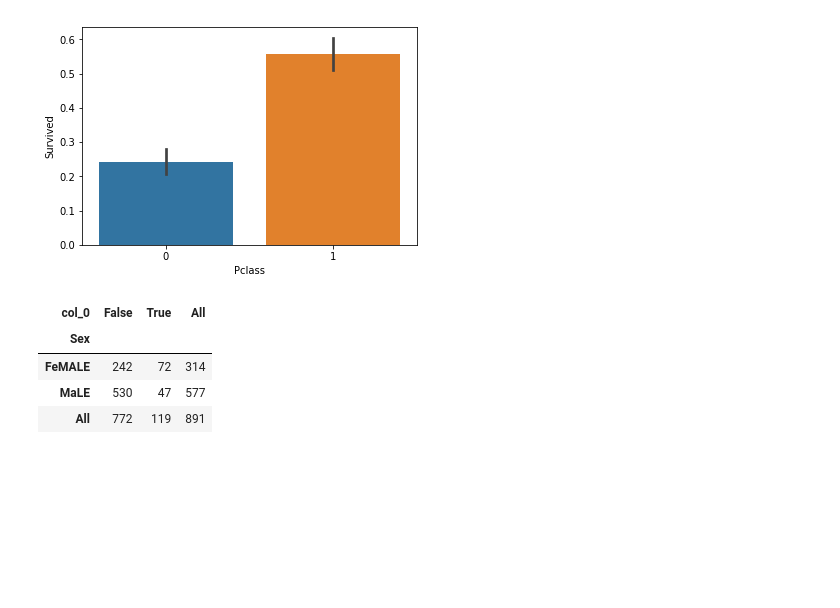
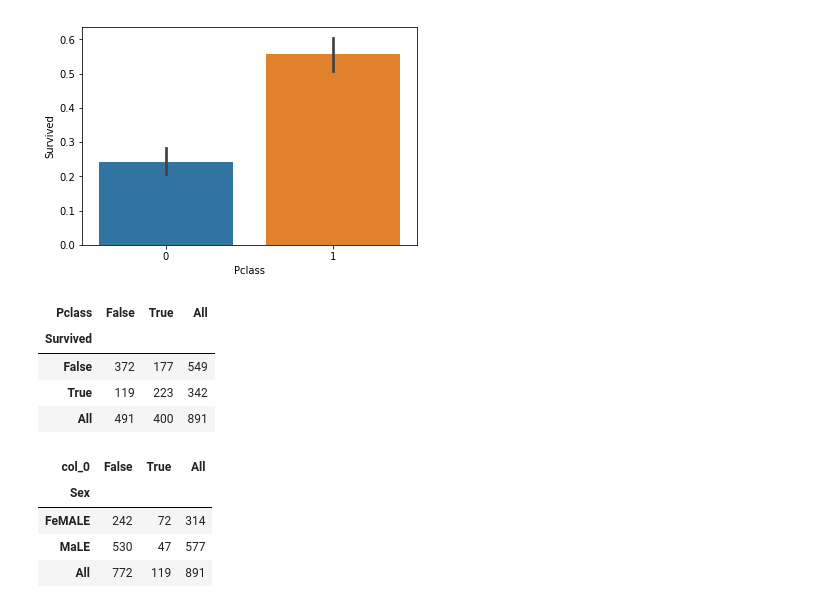
Before and after one commit to pyro-bot/AI_1, a Jupyter notebook: лабы_решения/1562_2/Савельев Д.В/Lab3/Lab3.ipynb, the cells around one changed output. Cells and saved outputs as stored; diff of their text form; code cells hidden in the pictures; blank space fills up the shorter version.

```diff
--- a/лабы_решения/1562_2/Савельев Д.В/Lab3/Lab3.ipynb
+++ b/лабы_решения/1562_2/Савельев Д.В/Lab3/Lab3.ipynb
@@ -167,4 +174,12 @@ sns.barplot(y="Survived", x=(df['Pclass'] != 3).astype('int'), data=df)
 # %% [output]
 <matplotlib.axes._subplots.AxesSubplot at 0x...>
 [figure]
+# %%
+pd.crosstab( df['Survived'], (df['Pclass'] != 3) , margins=True)#Таблица пассажиров 3 или нет класса, виживаемость
+# %% [output]
+| Pclass | False | True | All |
+| Survived |  |  |  |
+| False | 372 | 177 | 549 |
+| True | 119 | 223 | 342 |
+| All | 491 | 400 | 891 |
 # %%
```
Also changed, not shown: parts of 11 cells of this notebook.
